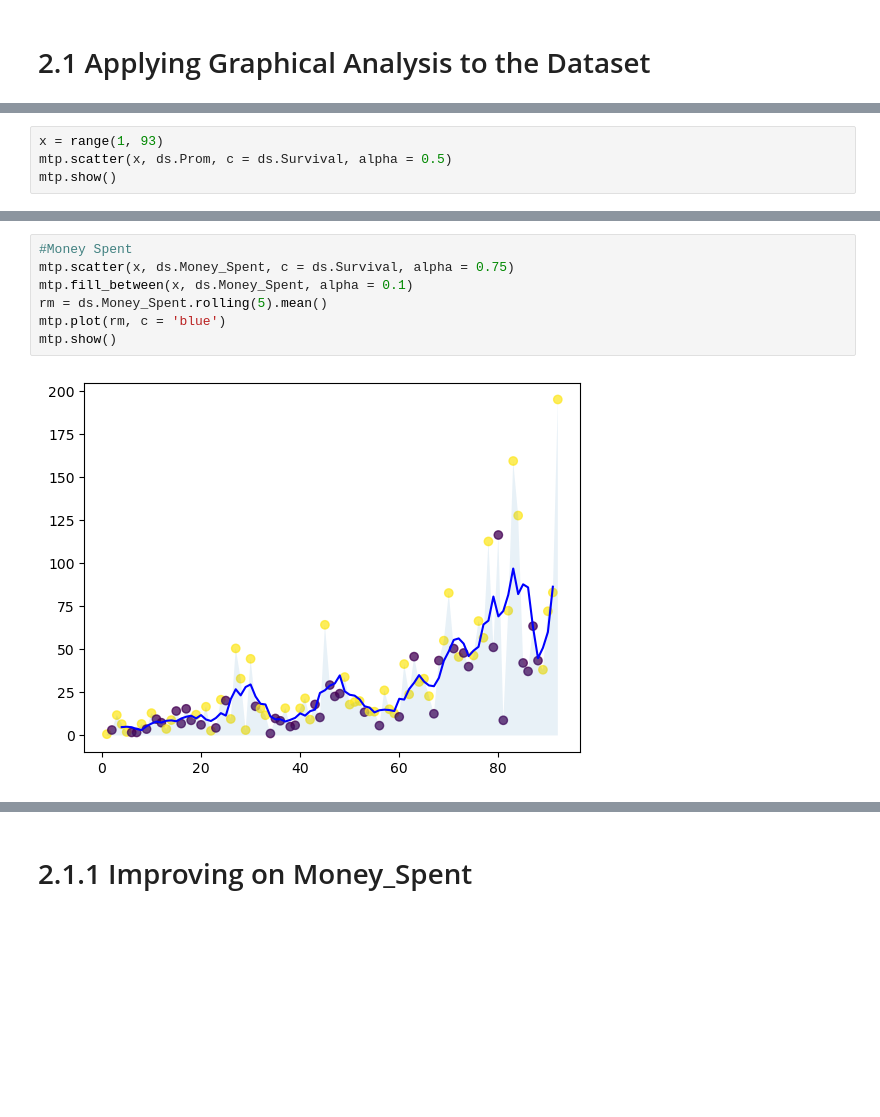
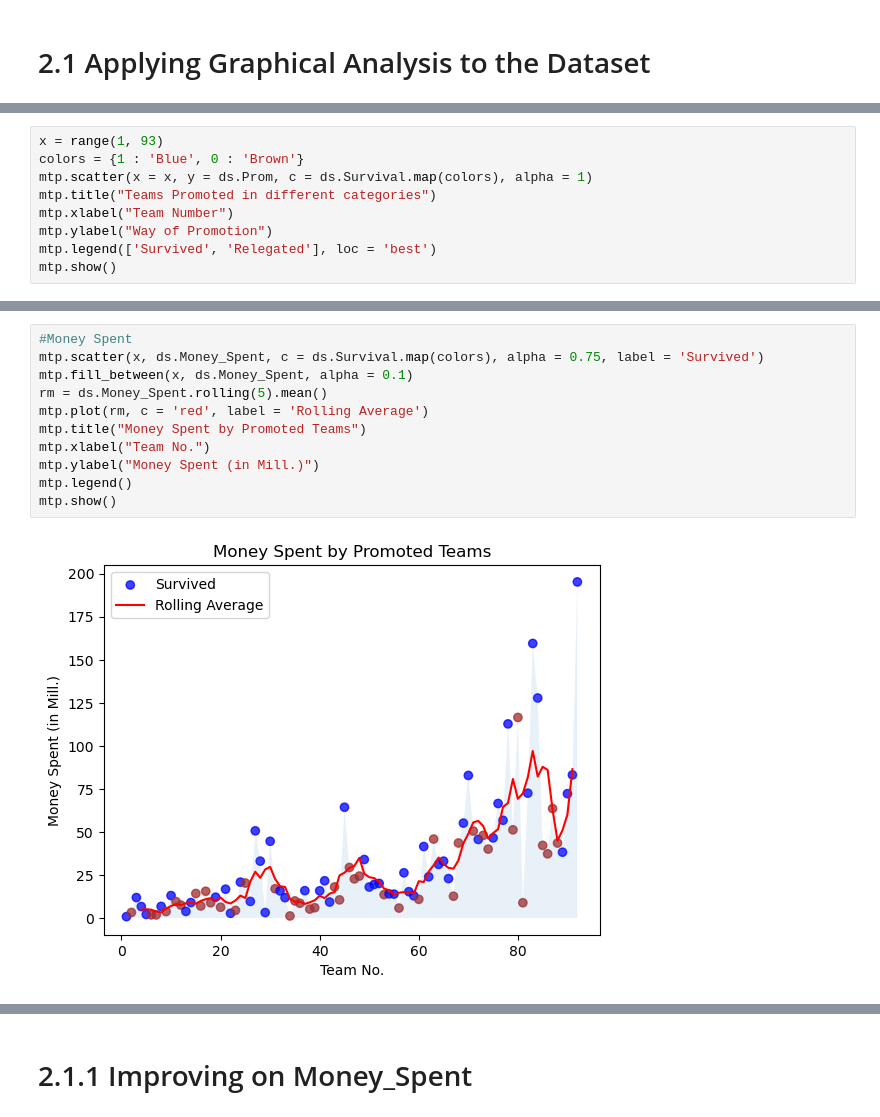
Before and after one commit to ShreyS92/Survival_Proj, a Jupyter notebook: Logistic_Model.ipynb, the cells around one changed output, grey strips where cells are left out. Cells and saved outputs as stored; diff of their text form; blank space fills up the shorter version.

```diff
--- a/Logistic_Model.ipynb
+++ b/Logistic_Model.ipynb
@@ -33,5 +48,10 @@ ds.head()
 # %%
 x = range(1, 93)
-mtp.scatter(x, ds.Prom, c = ds.Survival, alpha = 0.5)
+colors = {1 : 'Blue', 0 : 'Brown'}
+mtp.scatter(x = x, y = ds.Prom, c = ds.Survival.map(colors), alpha = 1)
+mtp.title("Teams Promoted in different categories")
+mtp.xlabel("Team Number")
+mtp.ylabel("Way of Promotion")
+mtp.legend(['Survived', 'Relegated'], loc = 'best')
 mtp.show()
 # %% [output]
@@ -39,9 +61,13 @@ mtp.show()
 # %%
 #Money Spent
-mtp.scatter(x, ds.Money_Spent, c = ds.Survival, alpha = 0.75)
+mtp.scatter(x, ds.Money_Spent, c = ds.Survival.map(colors), alpha = 0.75, label = 'Survived')
 mtp.fill_between(x, ds.Money_Spent, alpha = 0.1)
 rm = ds.Money_Spent.rolling(5).mean()
-mtp.plot(rm, c = 'blue')
+mtp.plot(rm, c = 'red', label = 'Rolling Average')
+mtp.title("Money Spent by Promoted Teams")
+mtp.xlabel("Team No.")
+mtp.ylabel("Money Spent (in Mill.)")
+mtp.legend()
 mtp.show()
 # %% [output]
-[figure, old version]
+[figure, new version]
```
Also changed, not shown: parts of 29 cells of this notebook.
